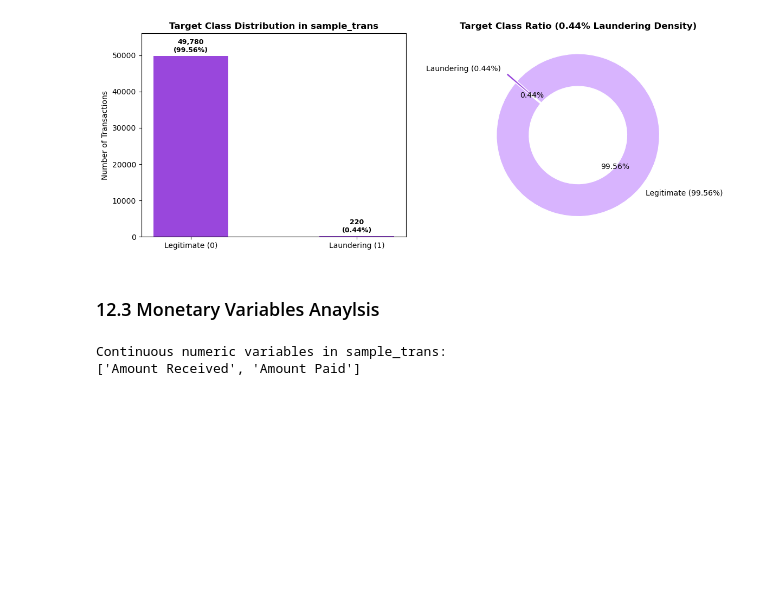
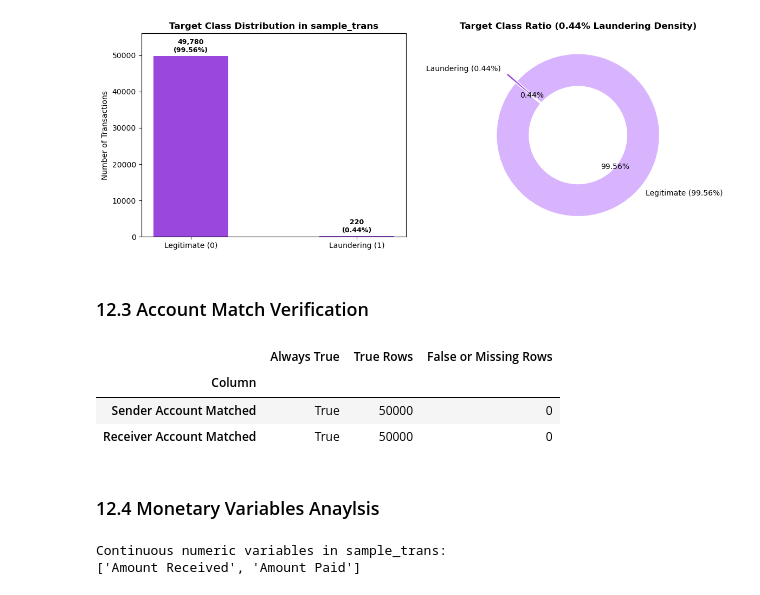
Before and after one commit to jnfpm/Capstone-Project, a Jupyter notebook: EDA.ipynb, the cells around one changed output. Cells and saved outputs as stored; diff of their text form; code cells hidden in the pictures; blank space fills up the shorter version.

```diff
--- a/EDA.ipynb
+++ b/EDA.ipynb
@@ -1980,9 +1984,41 @@ Missing Values Count: 0
 | 0 | Legitimate (0) | 49780 | 99.56 |
 | 1 | Laundering (1) | 220 | 0.44 |
 [figure]
+# %% [markdown]
+### 12.3 Account Match Verification
+# %%
+
+
+account_match_columns = [
+    "Sender Account Matched",
+    "Receiver Account Matched",
+]
+match_data = (
+    sample_trans[account_match_columns]
+    if "sample_trans" in globals()
+    else pd.read_csv(Path("data") / "sample_trans.csv", usecols=account_match_columns)
+)
+
+account_match_results = []
+for column in account_match_columns:
+    is_true = match_data[column].eq(True).fillna(False)
+    true_count = int(is_true.sum())
+    account_match_results.append({
+        "Column": column,
+        "Always True": true_count == len(match_data),
+        "True Rows": true_count,
+        "False or Missing Rows": len(match_data) - true_count,
+    })
+
+display(pd.DataFrame(account_match_results).set_index("Column"))
+# %% [output]
+|  | Always True | True Rows | False or Missing Rows |
+| Column |  |  |  |
+| Sender Account Matched | True | 50000 | 0 |
+| Receiver Account Matched | True | 50000 | 0 |
 # %% [markdown]
 <a id="123-Univariate-Anaylsis"></a>
-### 12.3 Monetary Variables Anaylsis
+### 12.4 Monetary Variables Anaylsis
 # %%
 # Numerical summary of continuous transaction variables only (excluding the target)
 num_cols = [
```
Also changed, not shown: parts of 10 cells of this notebook, 2 other files.
